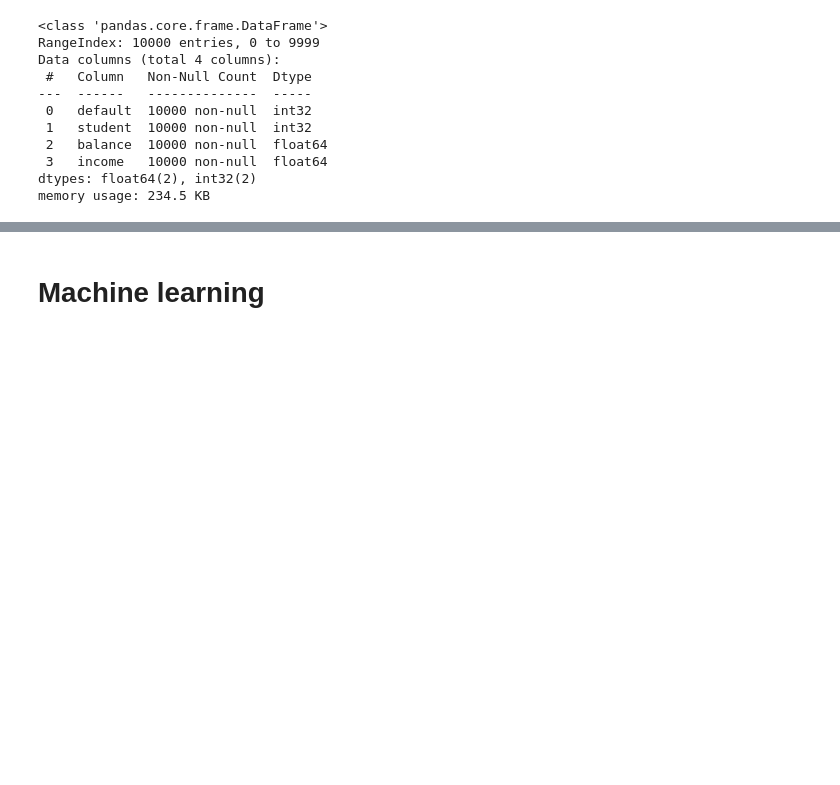
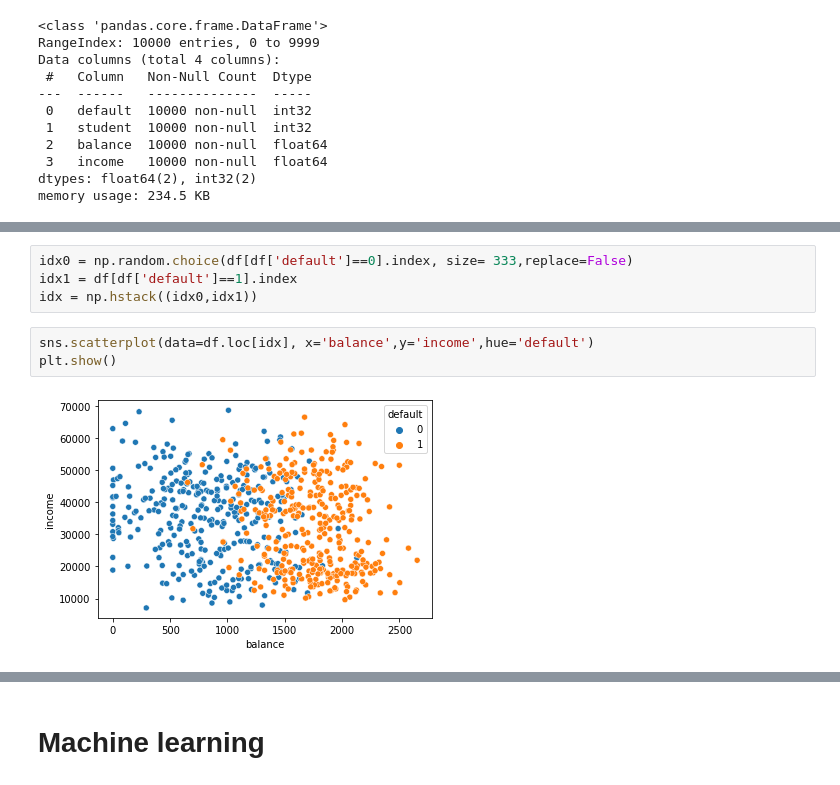
Before and after one commit to adunoluwa1/Data-Science, a Jupyter notebook: Default.ipynb, the cells around one changed output, grey strips where cells are left out. Saved outputs shown, nothing was run; the diff lists cells and outputs as text; blank space fills up the shorter version.

```diff
--- a/Default.ipynb
+++ b/Default.ipynb
@@ -133,0 +163,9 @@ memory usage: 234.5 KB
+# %%
+idx0 = np.random.choice(df[df['default']==0].index, size= 333,replace=False)
+idx1 = df[df['default']==1].index
+idx = np.hstack((idx0,idx1))
+# %%
+sns.scatterplot(data=df.loc[idx], x='balance',y='income',hue='default')
+plt.show()
+# %% [output]
+[figure, added]
```
Also changed, not shown: parts of 10 cells of this notebook, 2 other files.
